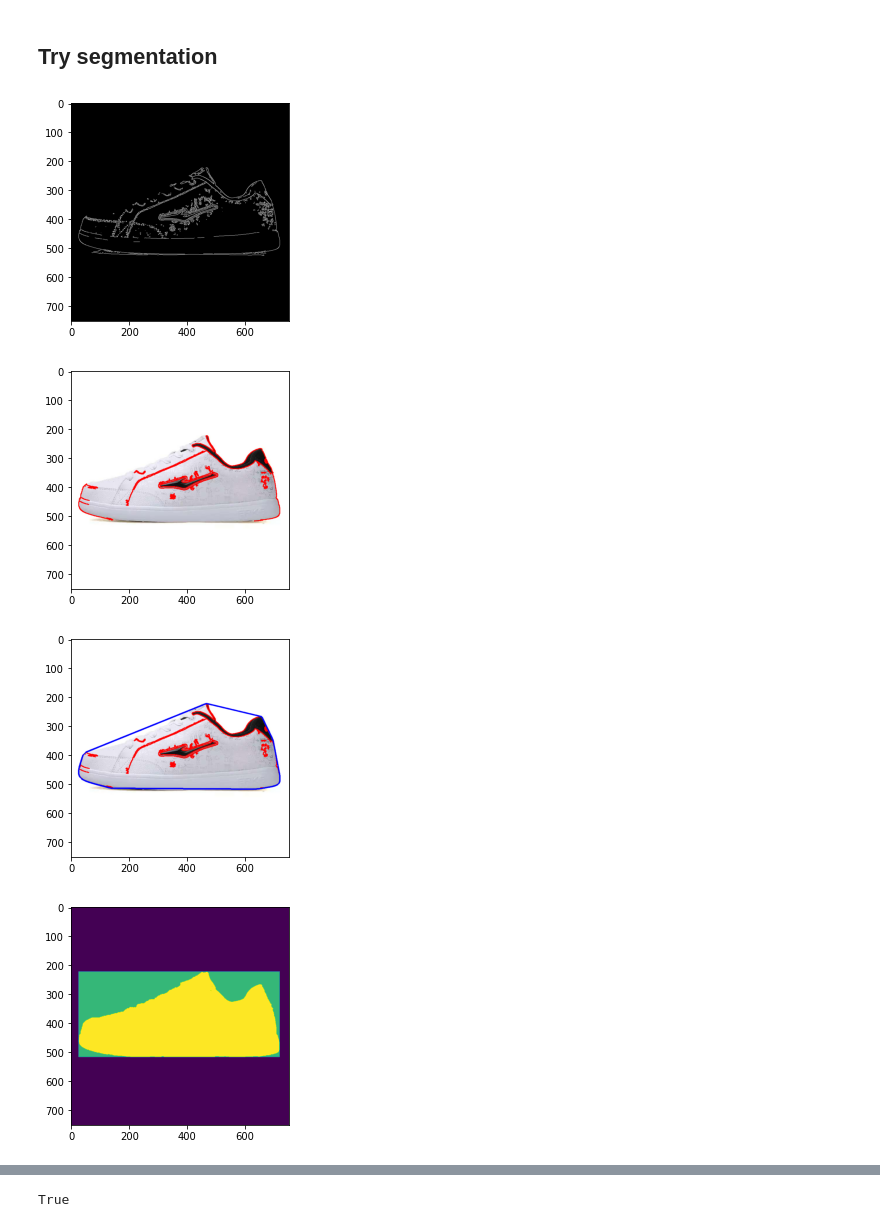
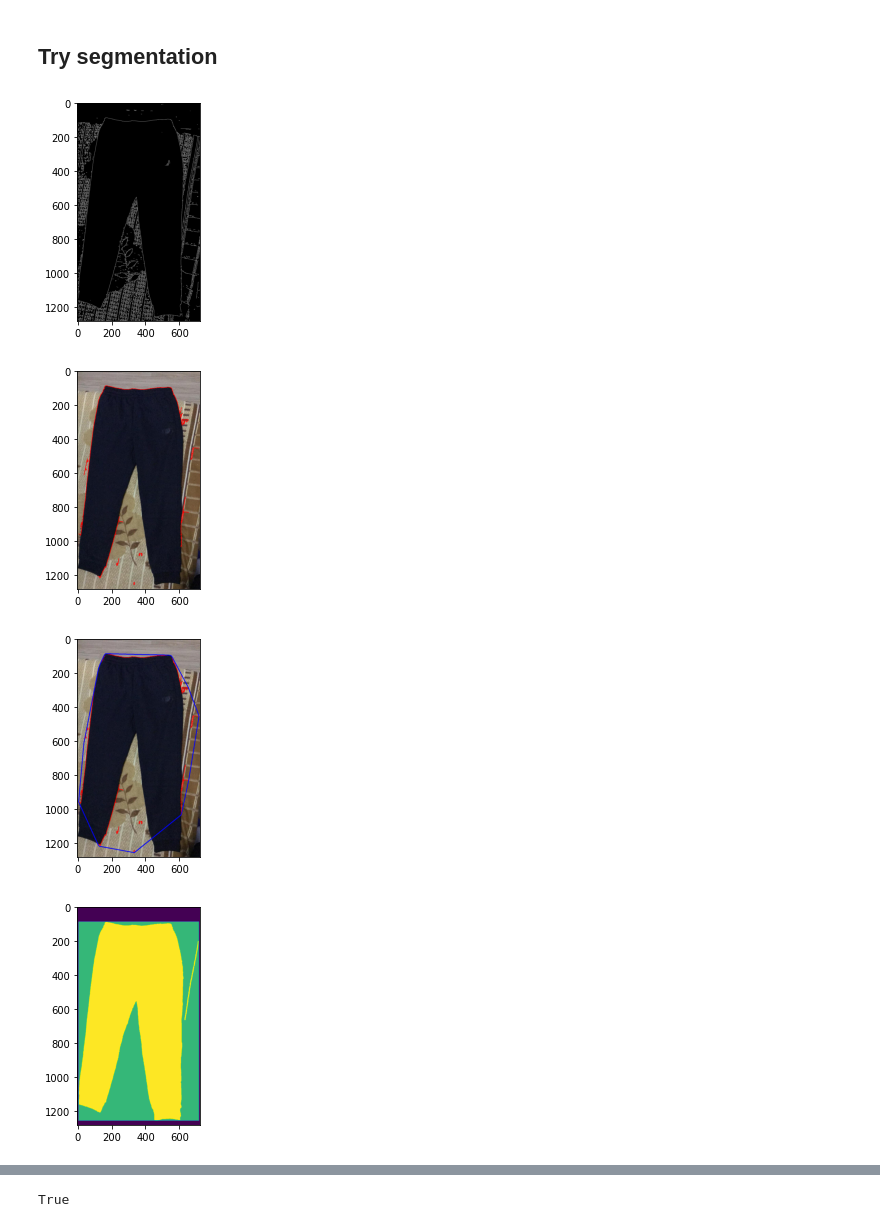
Before and after one commit to rpo19/VisualInformationProject, a Jupyter notebook: notebooks/EdgeSegmentation.ipynb, the cells around one changed output, grey strips where cells are left out. Drawn from its saved outputs; the diff is of its cells as text; code cells hidden in the pictures.

```diff
--- a/notebooks/EdgeSegmentation.ipynb
+++ b/notebooks/EdgeSegmentation.ipynb
@@ -80,12 +80,12 @@ def get_edge_segmentation(img_path, bilateral = True, resize = False):
 # %% [markdown]
 ## Try segmentation
 # %%
-img, mask = get_edge_segmentation('../test_imgs/shoe.jpg', bilateral=False)
+img, mask = get_edge_segmentation('../test_imgs/gabri_2.jpg', bilateral=False)
 # %% [output]
-[figure, old version]
+[figure, new version]
-[figure, old version]
+[figure, new version]
-[figure, old version]
+[figure, new version]
-[figure, old version]
+[figure, new version]
 # %%
 plt.imshow(img)
 plt.show()
```
Also changed, not shown: parts of 2 cells of this notebook, 1 other file.
